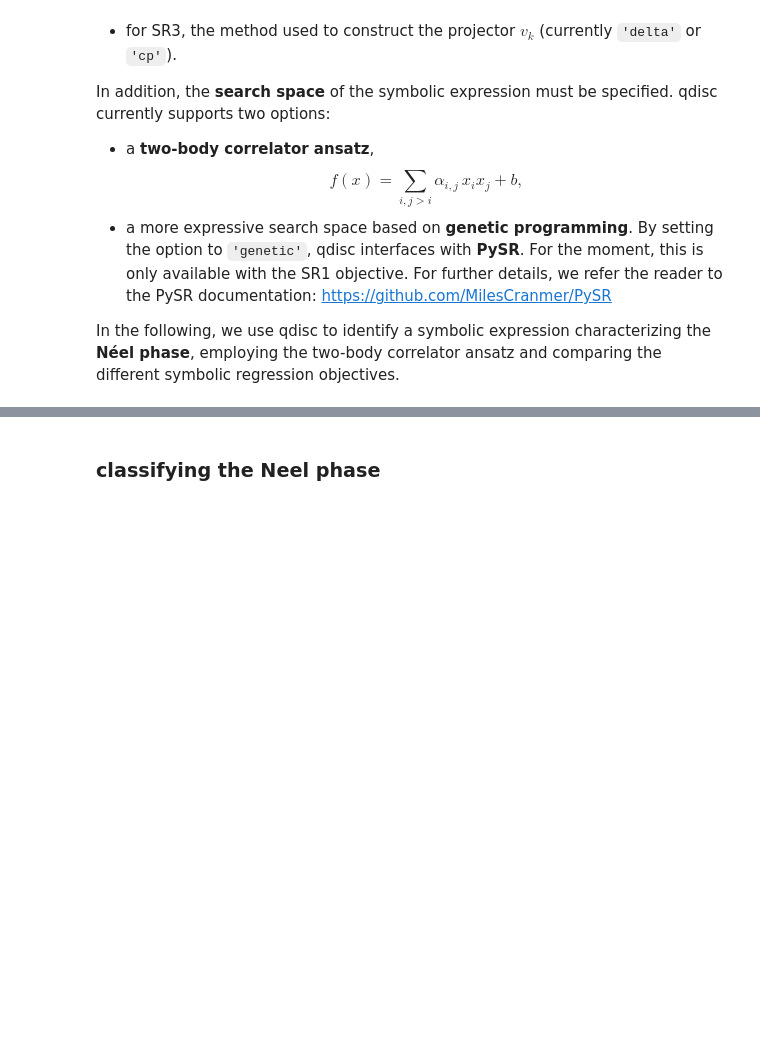
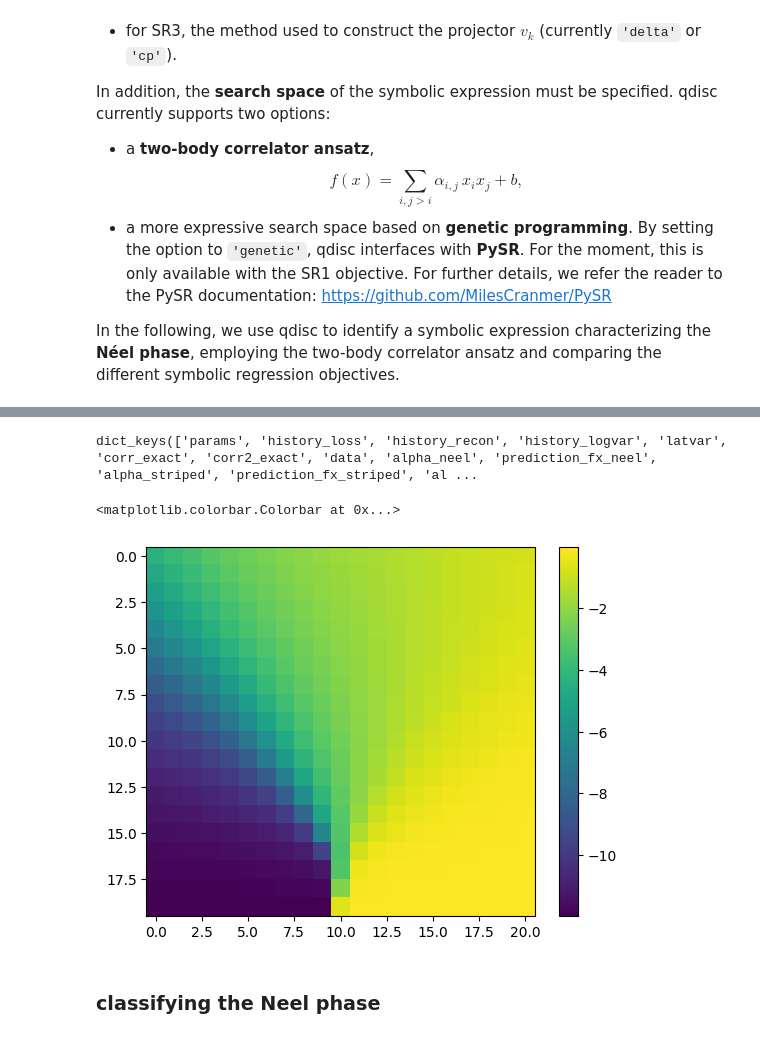
Before and after one commit to qic-ibk/qdisc, a Jupyter notebook: nbs/tutorials/J1J2_tuto2_SR.ipynb, the cells around one changed output, grey strips where cells are left out. Cells and saved outputs as stored; diff of their text form; code cells hidden in the pictures; blank space fills up the shorter version.

```diff
--- a/nbs/tutorials/J1J2_tuto2_SR.ipynb
+++ b/nbs/tutorials/J1J2_tuto2_SR.ipynb
@@ -62,3 +64,13 @@ latvar = all_data['latvar']
+# %%
+all_data.keys()
+# %% [output]
+dict_keys(['params', 'history_loss', 'history_recon', 'history_logvar', 'latvar', 'corr_exact', 'corr2_exact', 'data', 'alpha_neel', 'prediction_fx_neel', 'alpha_striped', 'prediction_fx_striped', 'al ...
+# %%
+plt.imshow(jnp.rot90(all_data['corr_exact']))
+plt.colorbar()
+# %% [output]
+<matplotlib.colorbar.Colorbar at 0x...>
+[figure, added]
 # %% [markdown]
 ### classifying the Neel phase
 # %% [markdown]
```
Also changed, not shown: parts of 19 cells of this notebook, 1 other file.
